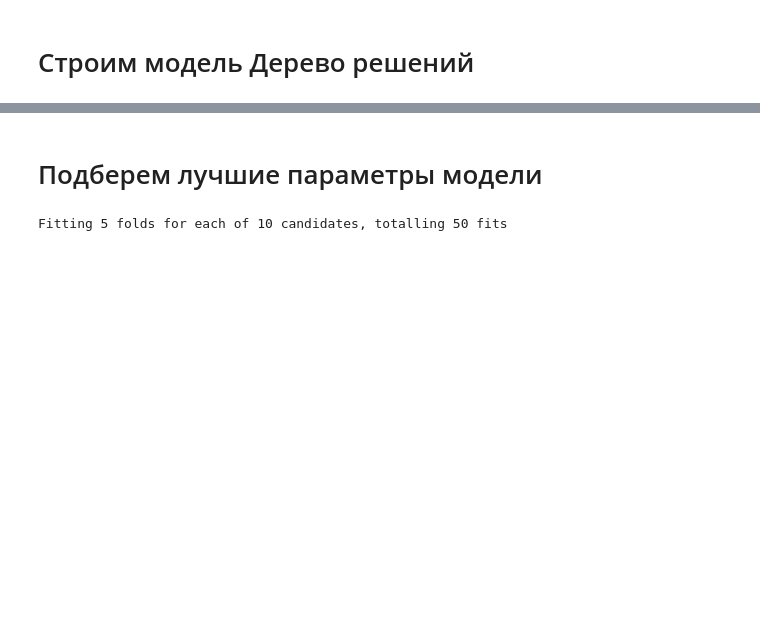
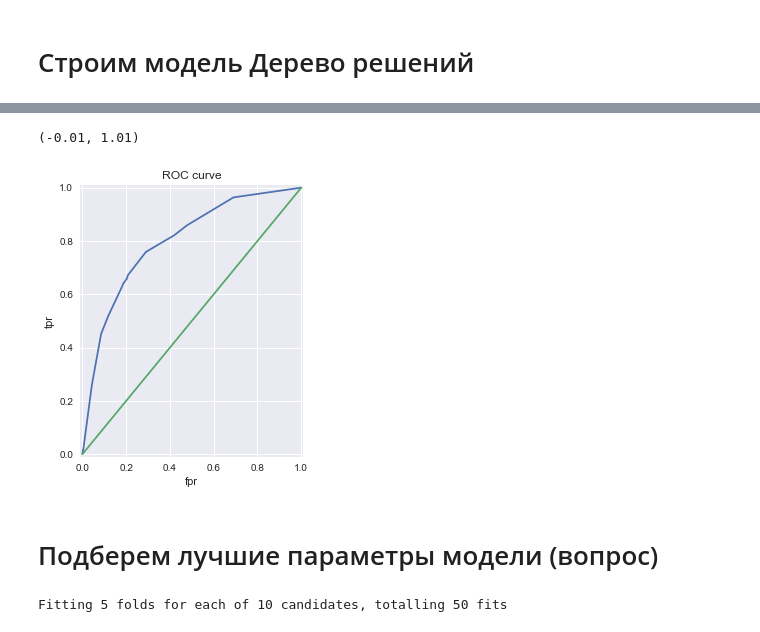
Before and after one commit to stormA4ka/hw, a Jupyter notebook: hw_3.ipynb, the cells around one changed output, grey strips where cells are left out. Saved outputs shown, nothing was run; the diff lists cells and outputs as text; code cells hidden in the pictures; blank space fills up the shorter version.

```diff
--- a/hw_3.ipynb
+++ b/hw_3.ipynb
@@ -134,5 +134,24 @@ f1 0.00792864222002
+# %%
+predict_dtc = dtc.predict_proba(X_test)
+# %%
+%matplotlib inline
+from matplotlib import pyplot as plt
+from sklearn.metrics import roc_auc_score, roc_curve
+pic_dtc = fpr, tpr, thresholds = roc_curve(y_test, predict_dtc[:,1])
+plt.figure(figsize=(4, 5))
+plt.plot(fpr, tpr)
+plt.plot([0, 1], [0, 1])
+plt.ylabel('tpr')
+plt.xlabel('fpr')
+plt.grid(True)
+plt.title('ROC curve')
+plt.xlim((-0.01, 1.01))
+plt.ylim((-0.01, 1.01))
+# %% [output]
+(-0.01, 1.01)
+[figure, added]
 # %% [markdown]
-# Подберем лучшие параметры модели
+# Подберем лучшие параметры модели (вопрос)
 # %%
 from sklearn.model_selection import GridSearchCV
 # %%
```
Also changed, not shown: parts of 9 cells of this notebook.
